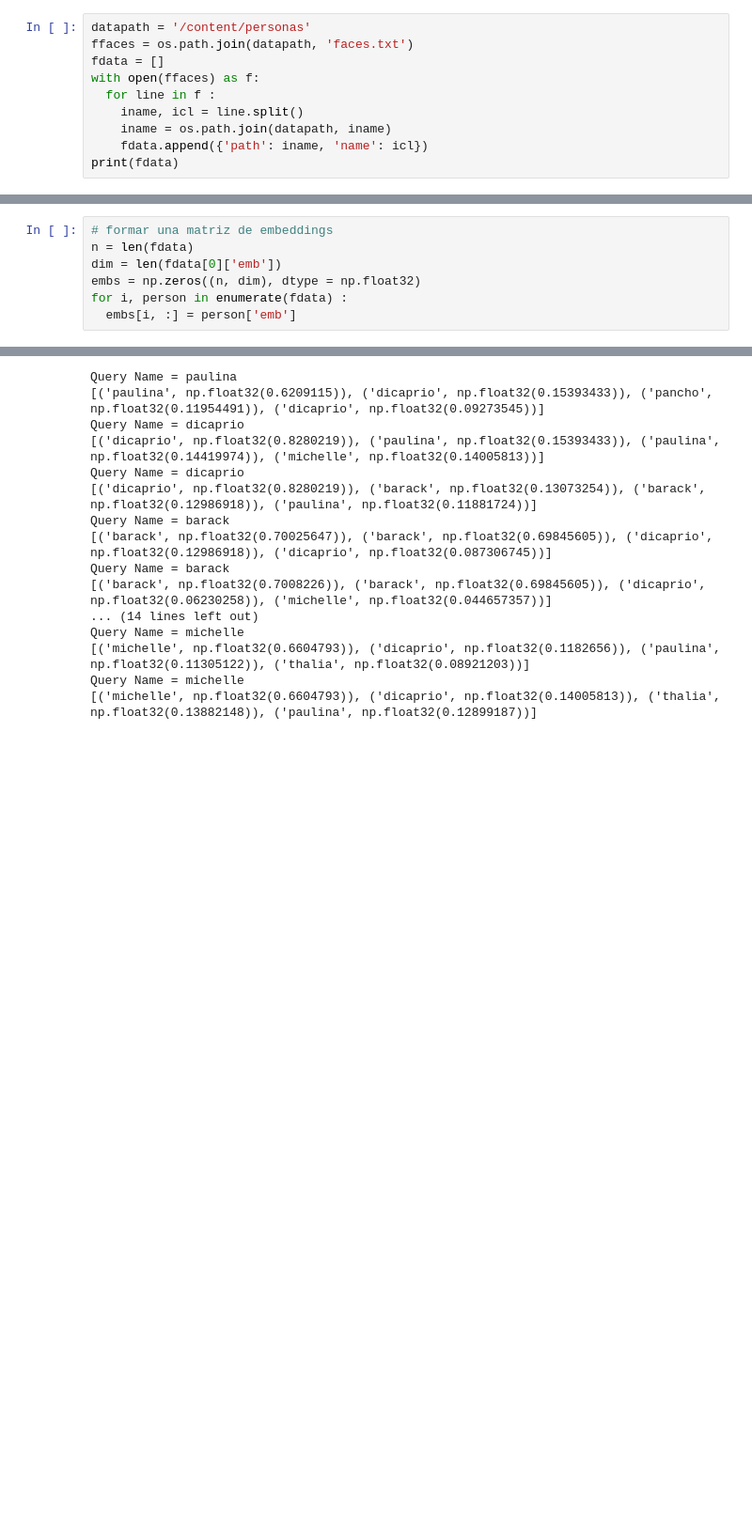
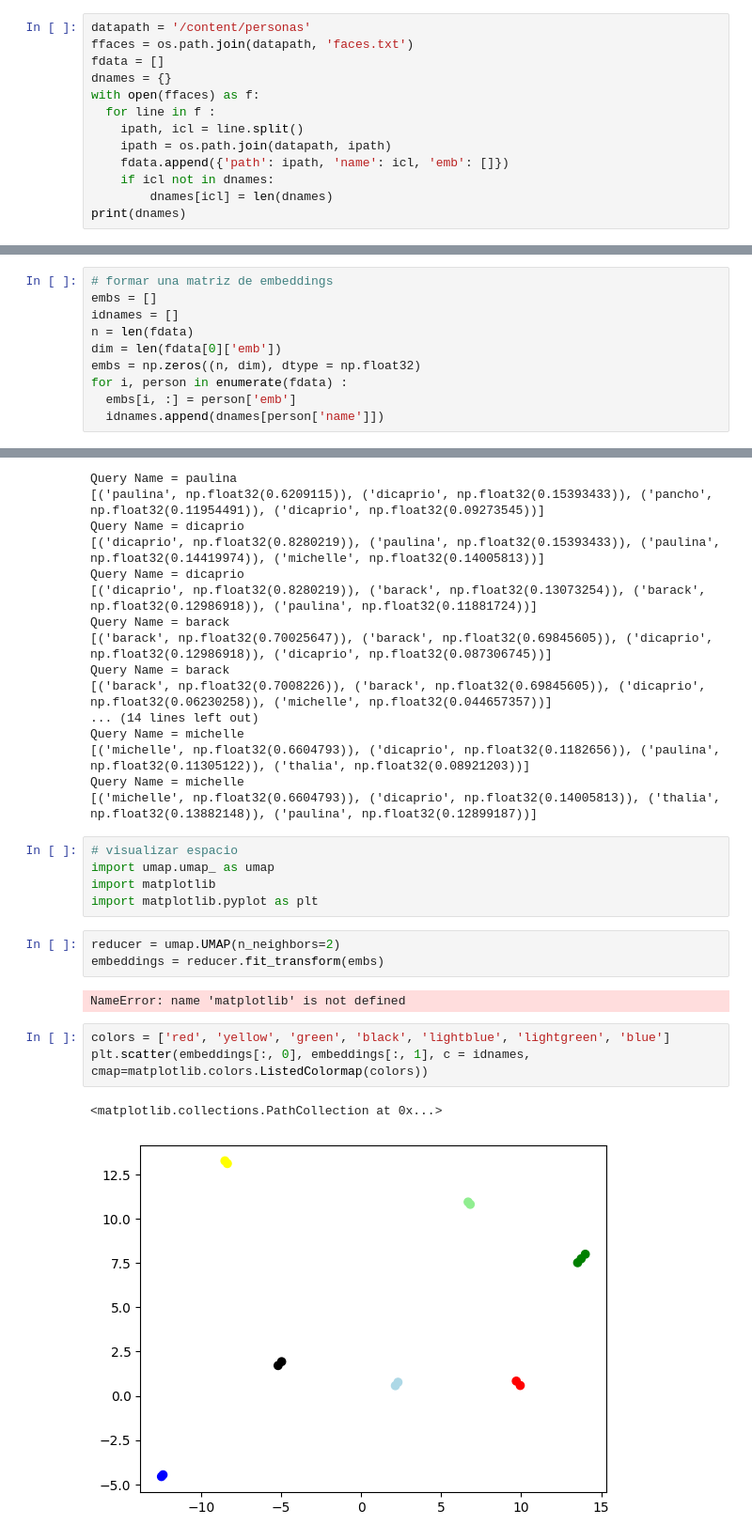
Before and after one commit to jmsaavedrar/insightface, a Jupyter notebook: simple_identification/facerecognition.ipynb, the cells around one changed output, grey strips where cells are left out. Shown at 94% size. Drawn from its saved outputs; the diff is of its cells as text; blank space fills up the shorter version.

Commit message:
umap

```diff
--- a/simple_identification/facerecognition.ipynb
+++ b/simple_identification/facerecognition.ipynb
@@ -78,10 +78,13 @@ Archive:  personas.zip
 datapath = '/content/personas'
 ffaces = os.path.join(datapath, 'faces.txt')
 fdata = []
+dnames = {}
 with open(ffaces) as f:
   for line in f :
-    iname, icl = line.split()
-    iname = os.path.join(datapath, iname)
-    fdata.append({'path': iname, 'name': icl})
-print(fdata)
+    ipath, icl = line.split()
+    ipath = os.path.join(datapath, ipath)
+    fdata.append({'path': ipath, 'name': icl, 'emb': []})
+    if icl not in dnames:
+        dnames[icl] = len(dnames)
+print(dnames)
 # %% [output]
@@ -128,11 +129,14 @@ for person in fdata:
     person['emb'] = emb
 # %%
 # formar una matriz de embeddings
+embs = []
+idnames = []
 n = len(fdata)
 dim = len(fdata[0]['emb'])
 embs = np.zeros((n, dim), dtype = np.float32)
 for i, person in enumerate(fdata) :
   embs[i, :] = person['emb']
+  idnames.append(dnames[person['name']])
 # %%
 print(embs.shape)
 # %% [output]
@@ -205,3 +209,19 @@ Query Name = michelle
 [('michelle', np.float32(0.6604793)), ('dicaprio', np.float32(0.1182656)), ('paulina', np.float32(0.11305122)), ('thalia', np.float32(0.08921203))]
 Query Name = michelle
 [('michelle', np.float32(0.6604793)), ('dicaprio', np.float32(0.14005813)), ('thalia', np.float32(0.13882148)), ('paulina', np.float32(0.12899187))]
+# %%
+# visualizar espacio
+import umap.umap_ as umap
+import matplotlib
+import matplotlib.pyplot as plt
+# %%
+reducer = umap.UMAP(n_neighbors=2)
+embeddings = reducer.fit_transform(embs)
+# %% [output]
+NameError: name 'matplotlib' is not defined
+# %%
+colors = ['red', 'yellow', 'green', 'black', 'lightblue', 'lightgreen', 'blue']
+plt.scatter(embeddings[:, 0], embeddings[:, 1], c = idnames, cmap=matplotlib.colors.ListedColormap(colors))
+# %% [output]
+<matplotlib.collections.PathCollection at 0x...>
+[figure, added]
```
Also changed, not shown: parts of 3 cells of this notebook.
